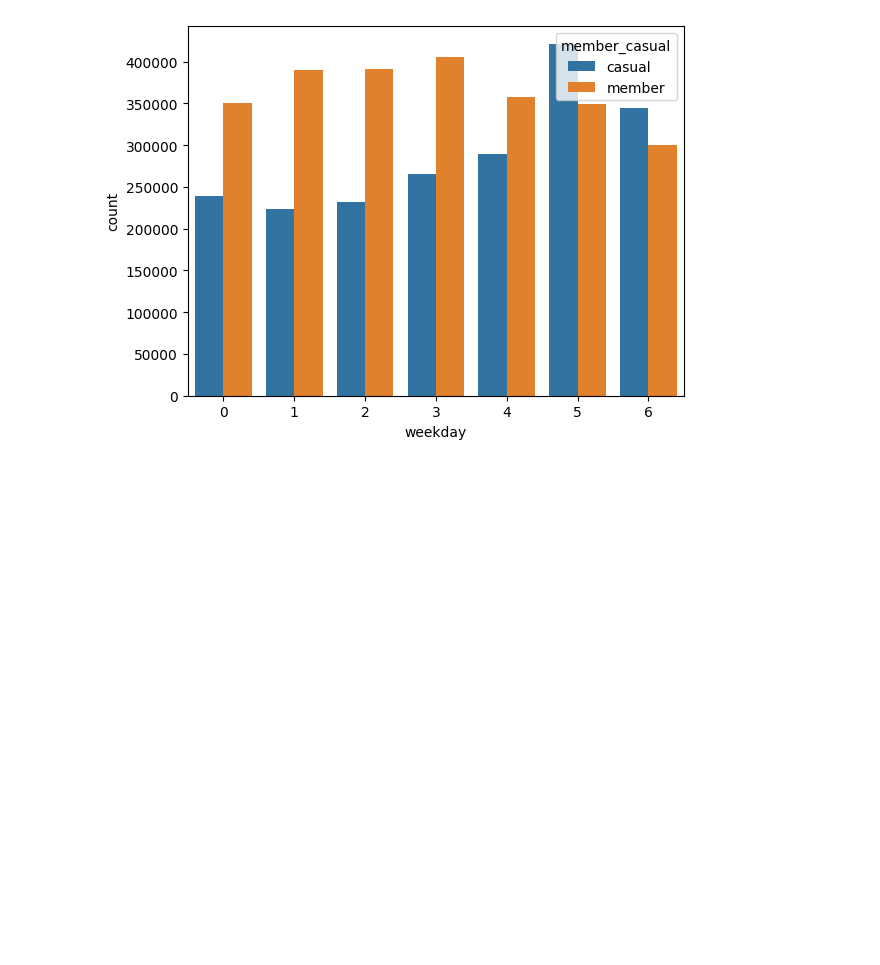
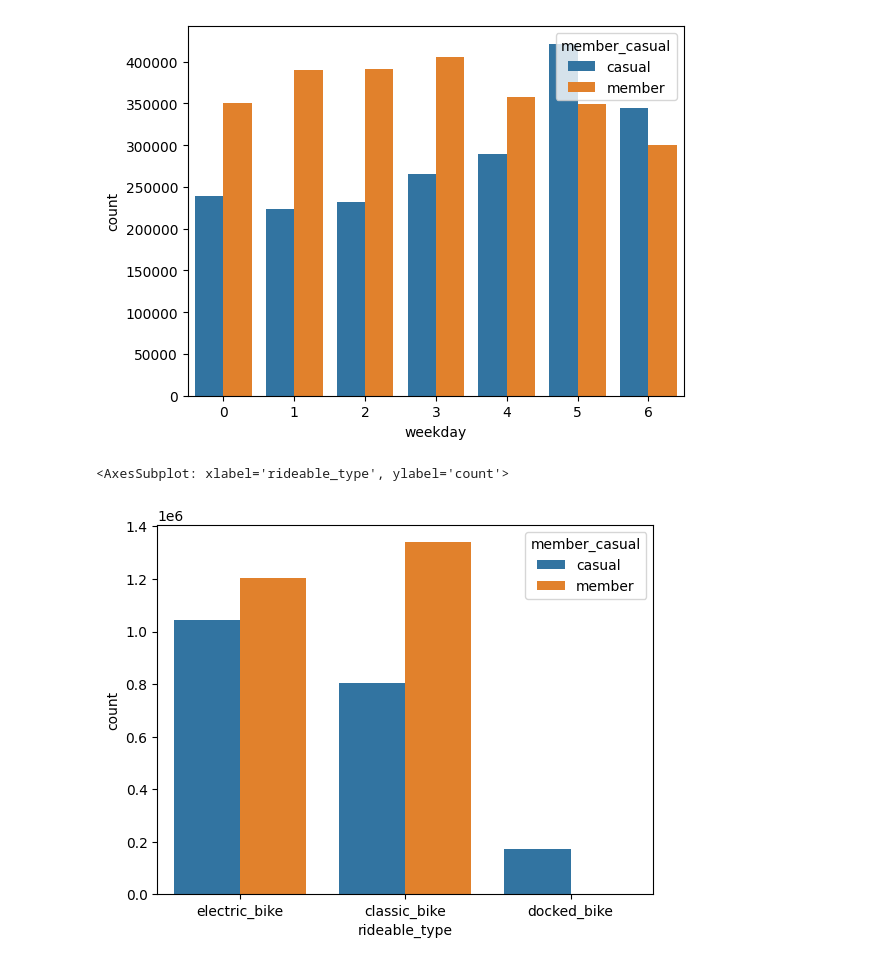
Before and after one commit to yatontse/gdapcase1, a Jupyter notebook: scripts.ipynb, the cells around one changed output. Saved outputs shown, nothing was run; the diff lists cells and outputs as text; code cells hidden in the pictures; blank space fills up the shorter version.

```diff
--- a/scripts.ipynb
+++ b/scripts.ipynb
@@ -93,3 +70,8 @@ sns.countplot(data=all_trip_trimmed, x='weekday', hue='member_casual', dodge=Tru
 # %% [output]
 <AxesSubplot: xlabel='weekday', ylabel='count'>
 [figure]
+# %%
+sns.countplot(data=all_trip_trimmed, x='rideable_type', hue='member_casual', dodge=True)
+# %% [output]
+<AxesSubplot: xlabel='rideable_type', ylabel='count'>
+[figure, added]
```
Also changed, not shown: parts of 4 cells of this notebook.
